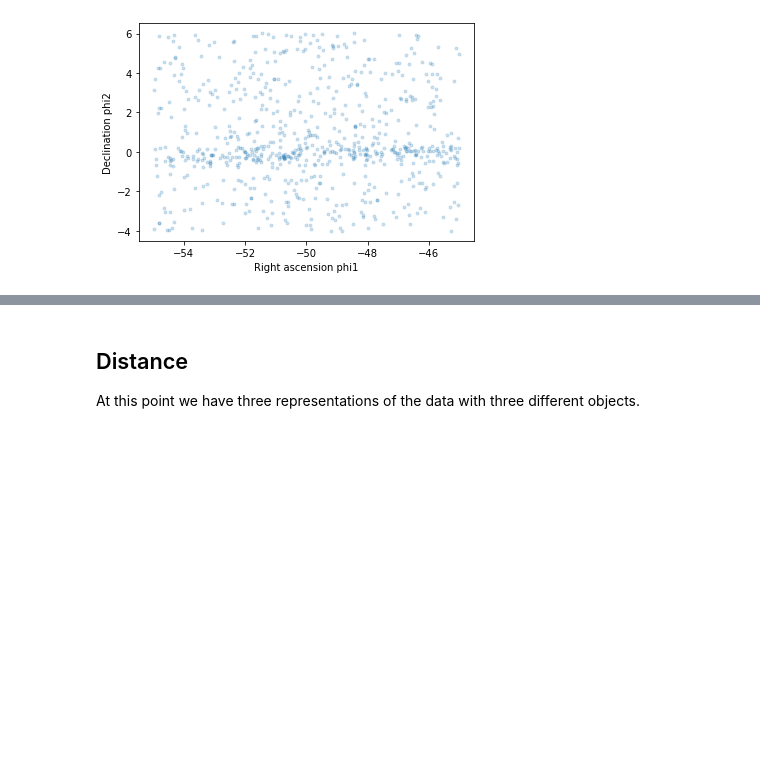
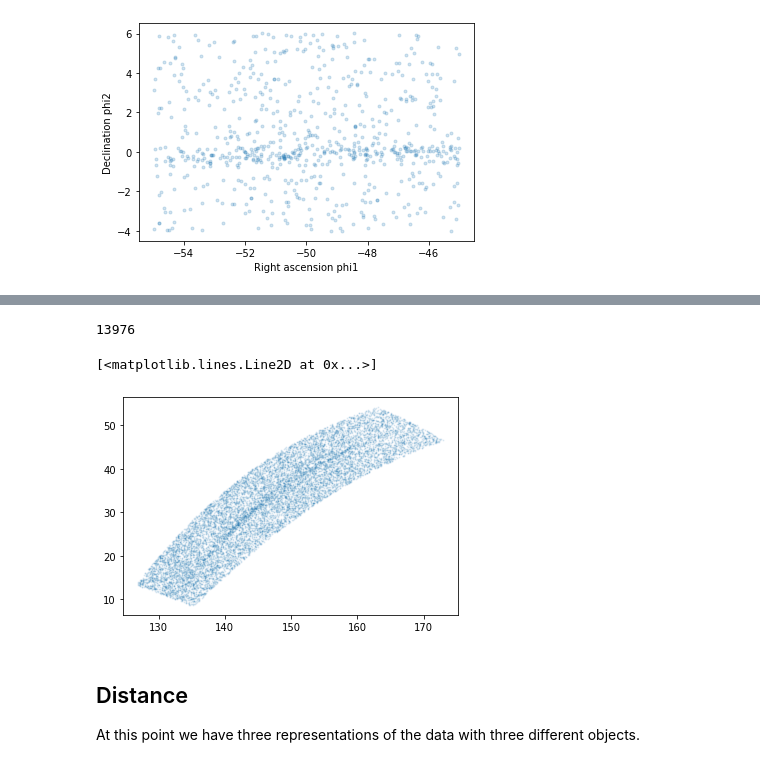
Before and after one commit to AllenDowney/GD1-DR2, a Jupyter notebook: notebooks/01-queries.ipynb, the cells around one changed output, grey strips where cells are left out. Drawn from its saved outputs; the diff is of its cells as text; code cells hidden in the pictures; blank space fills up the shorter version.

```diff
--- a/notebooks/01-queries.ipynb
+++ b/notebooks/01-queries.ipynb
@@ -711,0 +808,11 @@ plot_coords(candidates)
+# %%
+corners_icrs = transform_rectangle(-70, -20, -5, 5)
+polygon = make_adql_polygon(corners_icrs)
+# %%
+query5 = query5_base.format(columns=columns,
+                            polygon=polygon,
+                            pmra_min=pmra_min.value,
+                            pmra_max=pmra_max.value,
+                            pmdec_min=pmdec_min.value,
+                            pmdec_max=pmdec_max.value)
+print_query(query5)
@@ -712,3 +855,15 @@ plot_coords(candidates)
+# %%
+results5 = job5.get_results()
+len(results5)
+# %% [output]
+13976
+# %%
+x5 = results5['ra']
+y5 = results5['dec']
+plt.plot(x5, y5, 'o', markersize=1, alpha=0.1)
+# %% [output]
+[<matplotlib.lines.Line2D at 0x...>]
+[figure, added]
 # %% [markdown]
 ## Distance
 
```
Also changed, not shown: parts of 43 cells of this notebook.
